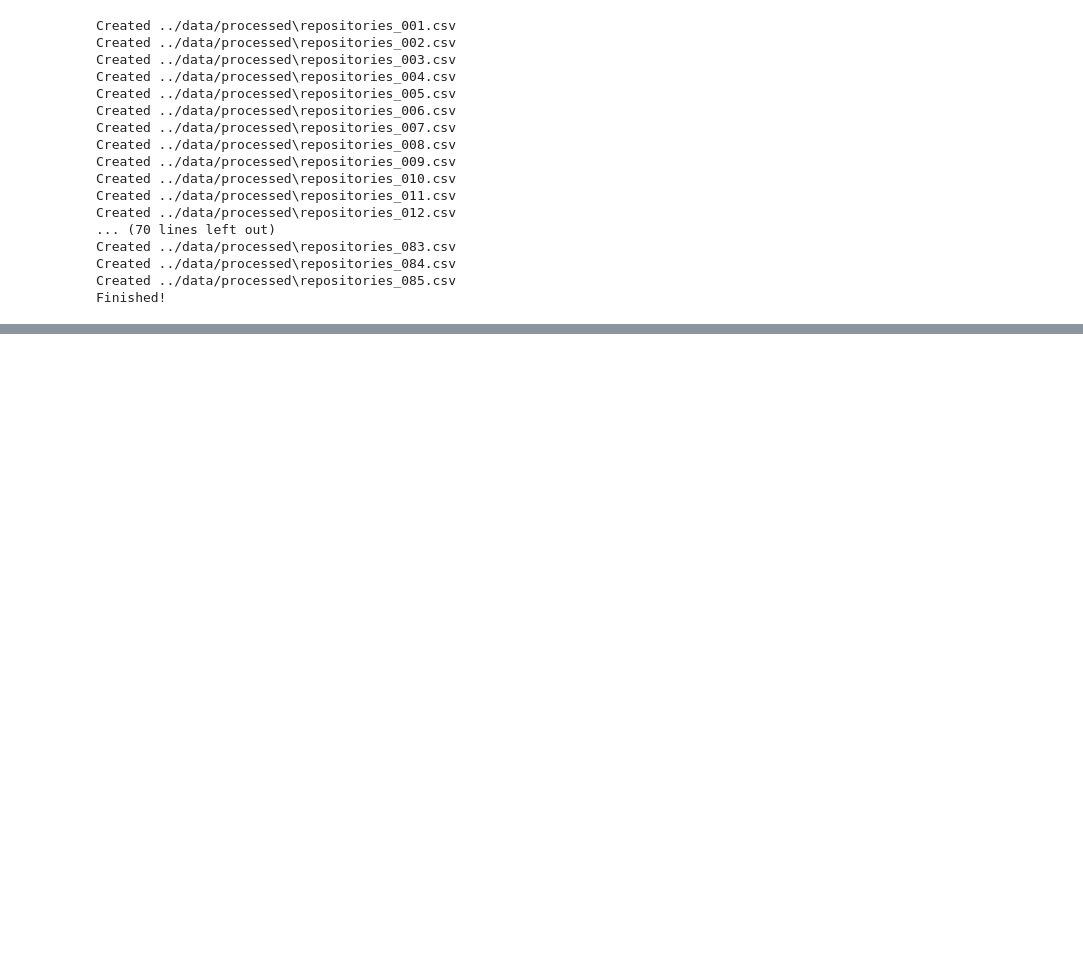
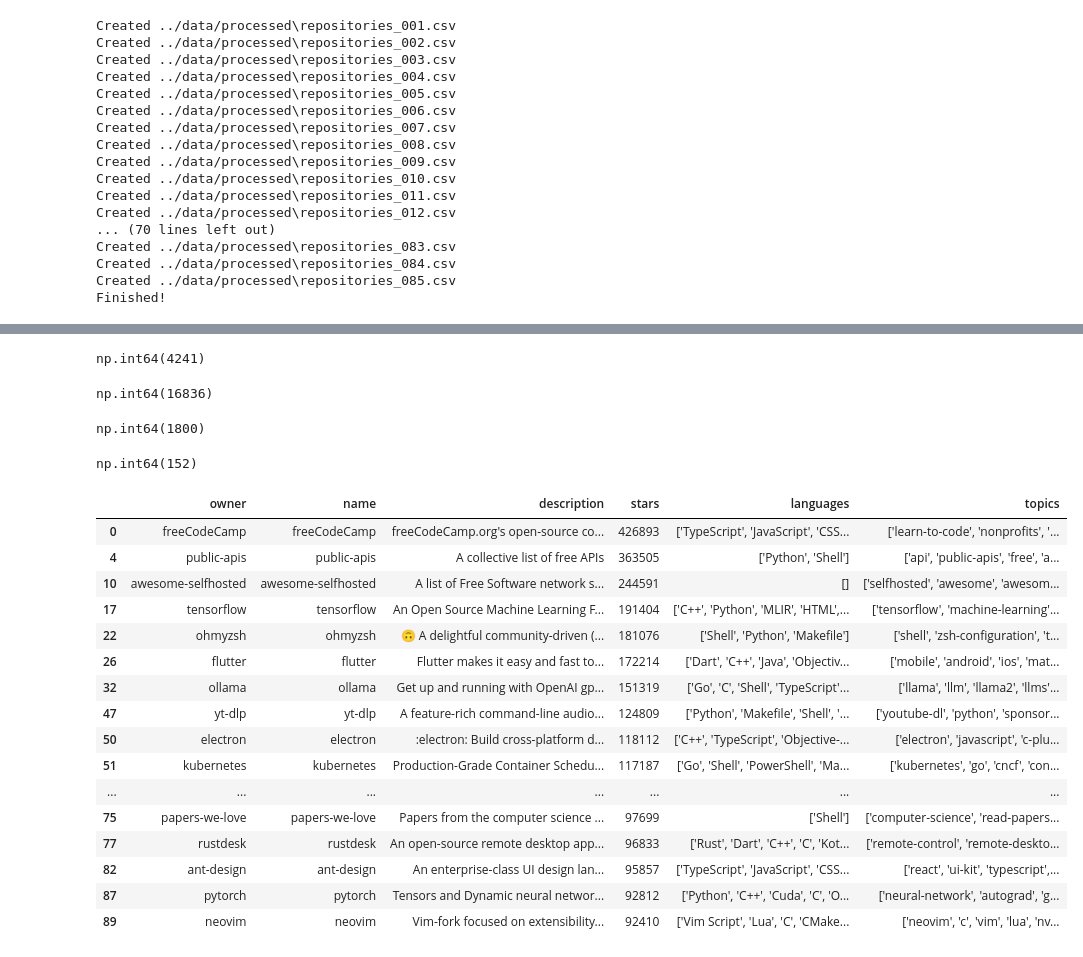
Before and after one commit to kichu3000/GitHubRepoRecommender-ML, a Jupyter notebook: notebook/github.ipynb, the cells around one changed output, grey strips where cells are left out. Saved outputs shown, nothing was run; the diff lists cells and outputs as text; code cells hidden in the pictures; blank space fills up the shorter version.

Commit message:
cleaning data

```diff
--- a/notebook/github.ipynb
+++ b/notebook/github.ipynb
@@ -206,3 +206,8 @@ Created ../data/processed\repositories_083.csv
 Created ../data/processed\repositories_084.csv
 Created ../data/processed\repositories_085.csv
 Finished!
+# %%
+import pandas as pd
+
+df = pd.read_csv('../data/processed/repositories_001.csv')
+df.head()
@@ -208,0 +247,42 @@ Finished!
+# %%
+(df['languages'] == '[]').sum()
+# %% [output]
+np.int64(4241)
+# %%
+(df['topics'] == '[]').sum()
+# %% [output]
+np.int64(16836)
+# %%
+((df['languages'] == '[]') & (df['topics'] == '[]')).sum()
+# %% [output]
+np.int64(1800)
+# %%
+(
+    df['description'].fillna('').str.strip().eq('')
+    & df['languages'].eq('[]')
+    & df['topics'].eq('[]')
+).sum()
+# %% [output]
+np.int64(152)
+# %%
+df[df['owner'].str.lower() == df['name'].str.lower()][
+    ['owner', 'name', 'description', 'stars', 'languages', 'topics']
+].head(20)
+# %% [output]
+|  | owner | name | description | stars | languages | topics |
+| 0 | freeCodeCamp | freeCodeCamp | freeCodeCamp.org's open-source co... | 426893 | ['TypeScript', 'JavaScript', 'CSS... | ['learn-to-code', 'nonprofits', '... |
+| 4 | public-apis | public-apis | A collective list of free APIs | 363505 | ['Python', 'Shell'] | ['api', 'public-apis', 'free', 'a... |
+| 10 | awesome-selfhosted | awesome-selfhosted | A list of Free Software network s... | 244591 | [] | ['selfhosted', 'awesome', 'awesom... |
+| 17 | tensorflow | tensorflow | An Open Source Machine Learning F... | 191404 | ['C++', 'Python', 'MLIR', 'HTML',... | ['tensorflow', 'machine-learning'... |
+| 22 | ohmyzsh | ohmyzsh | 🙃 A delightful community-driven (... | 181076 | ['Shell', 'Python', 'Makefile'] | ['shell', 'zsh-configuration', 't... |
+| 26 | flutter | flutter | Flutter makes it easy and fast to... | 172214 | ['Dart', 'C++', 'Java', 'Objectiv... | ['mobile', 'android', 'ios', 'mat... |
+| 32 | ollama | ollama | Get up and running with OpenAI gp... | 151319 | ['Go', 'C', 'Shell', 'TypeScript'... | ['llama', 'llm', 'llama2', 'llms'... |
+| 47 | yt-dlp | yt-dlp | A feature-rich command-line audio... | 124809 | ['Python', 'Makefile', 'Shell', '... | ['youtube-dl', 'python', 'sponsor... |
+| 50 | electron | electron | :electron: Build cross-platform d... | 118112 | ['C++', 'TypeScript', 'Objective-... | ['electron', 'javascript', 'c-plu... |
+| 51 | kubernetes | kubernetes | Production-Grade Container Schedu... | 117187 | ['Go', 'Shell', 'PowerShell', 'Ma... | ['kubernetes', 'go', 'cncf', 'con... |
+| ... | ... | ... | ... | ... | ... | ... |
+| 75 | papers-we-love | papers-we-love | Papers from the computer science ... | 97699 | ['Shell'] | ['computer-science', 'read-papers... |
+| 77 | rustdesk | rustdesk | An open-source remote desktop app... | 96833 | ['Rust', 'Dart', 'C++', 'C', 'Kot... | ['remote-control', 'remote-deskto... |
+| 82 | ant-design | ant-design | An enterprise-class UI design lan... | 95857 | ['TypeScript', 'JavaScript', 'CSS... | ['react', 'ui-kit', 'typescript',... |
+| 87 | pytorch | pytorch | Tensors and Dynamic neural networ... | 92812 | ['Python', 'C++', 'Cuda', 'C', 'O... | ['neural-network', 'autograd', 'g... |
+| 89 | neovim | neovim | Vim-fork focused on extensibility... | 92410 | ['Vim Script', 'Lua', 'C', 'CMake... | ['neovim', 'c', 'vim', 'lua', 'nv... |
```
Also changed, not shown: parts of 9 cells of this notebook.
